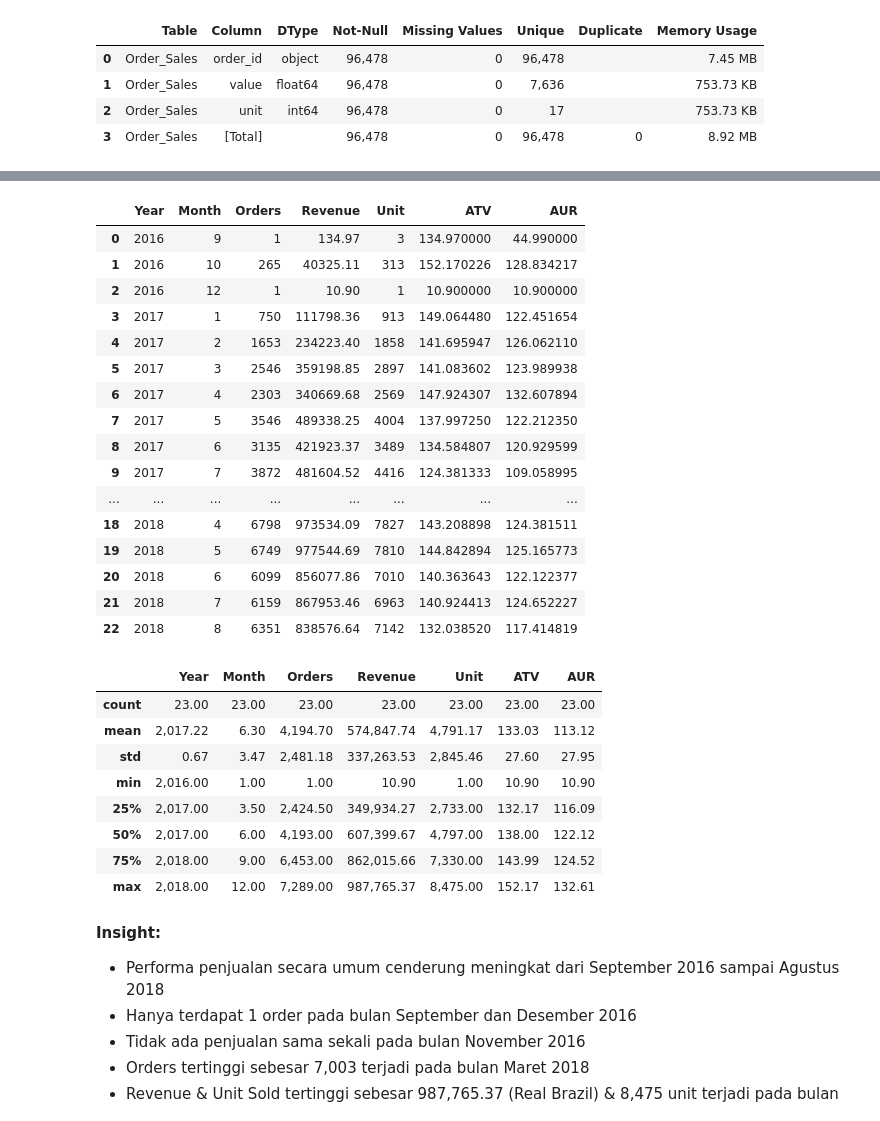
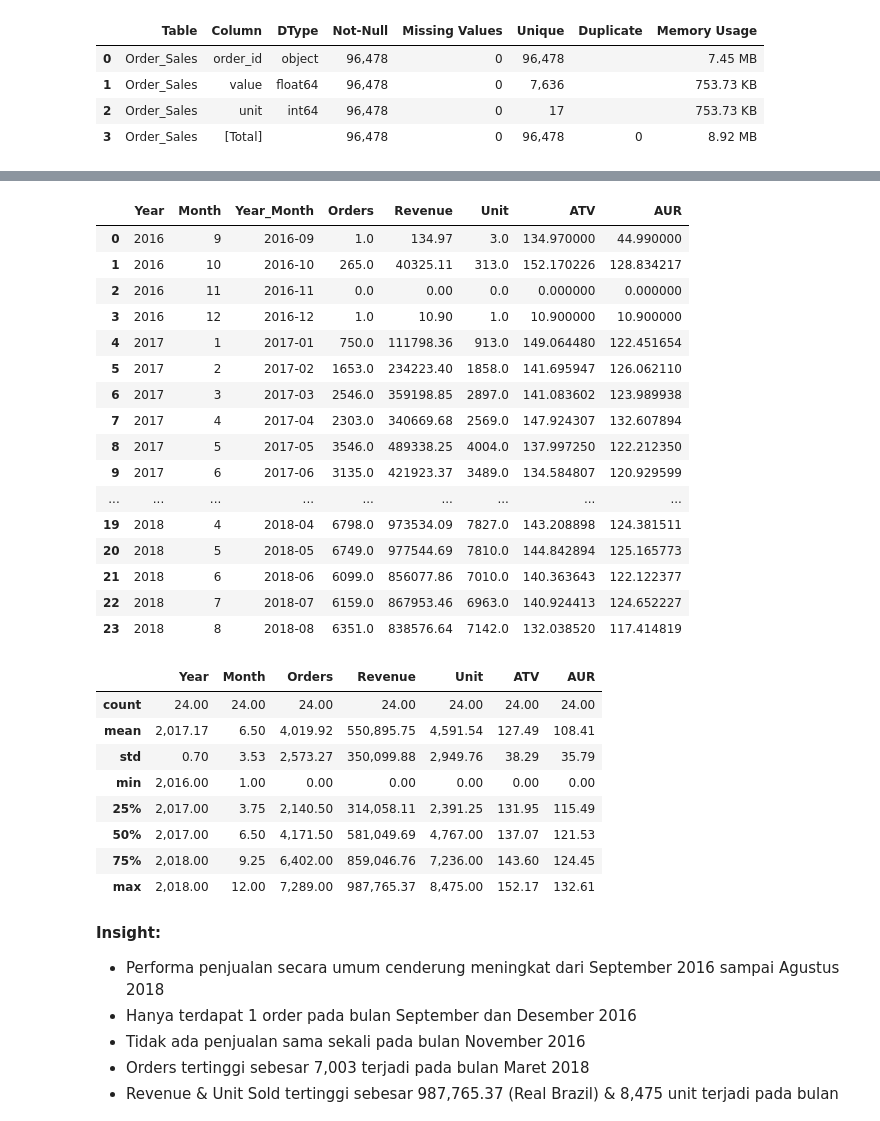
Before and after one commit to arguto1993/olist-ecommerce-performance, a Jupyter notebook: ecommerce_performance.ipynb, the cells around one changed output, grey strips where cells are left out. Saved outputs shown, nothing was run; the diff lists cells and outputs as text; code cells hidden in the pictures.

```diff
--- a/ecommerce_performance.ipynb
+++ b/ecommerce_performance.ipynb
@@ -1128,50 +1130,78 @@ show_table_desc(df_orders_delivered_with_sales, "order_delivered_with_sales")
 # %%
 # Add 'year' and 'month' columns to the DataFrame
 df_orders_delivered_with_sales['year'] = df_orders_delivered_with_sales['order_purchase_timestamp'].dt.year
 df_orders_delivered_with_sales['month'] = df_orders_delivered_with_sales['order_purchase_timestamp'].dt.month
 
 # Group by 'year' and 'month'
 df_orders_monthly = df_orders_delivered_with_sales.groupby(['year', 'month']).agg(
     orders=('order_id', 'nunique'),
     revenue=('value', 'sum'),
     unit=('unit', 'sum'),
 ).reset_index()
 
 # Calculate ATV (Average Transaction Value) and AUR (Average Unit Revenue)
 df_orders_monthly['atv'] = df_orders_monthly['revenue'] / df_orders_monthly['orders']
 df_orders_monthly['aur'] = df_orders_monthly['revenue'] / df_orders_monthly['unit']
 
 # Format the result
 df_orders_monthly = df_orders_monthly.rename(columns={
     'year': 'Year',
     'month': 'Month',
     'orders': 'Orders',
     'revenue': 'Revenue',
     'unit': 'Unit',
     'atv': 'ATV',
     'aur': 'AUR'
 })
 
+# Determine the minimum and maximum Year and Month
+min_year = df_orders_monthly['Year'].min()
+max_year = df_orders_monthly['Year'].max()
+min_month = df_orders_monthly[df_orders_monthly['Year'] == min_year]['Month'].min()
+max_month = df_orders_monthly[df_orders_monthly['Year'] == max_year]['Month'].max()
+
+# Create a complete date range for the available years and months
+all_months = pd.date_range(start=f"{min_year}-{min_month:02d}",
+                            end=f"{max_year}-{max_month:02d}",
+                            freq='MS').to_period('M')
+
+# Create a DataFrame with all months
+df_complete_months = pd.DataFrame(all_months, columns=['Year_Month'])
+
+# Extract Year and Month from the Period index
+df_complete_months['Year'] = df_complete_months['Year_Month'].dt.year
+df_complete_months['Month'] = df_complete_months['Year_Month'].dt.month
+
+# Merge with the original monthly DataFrame
+df_orders_monthly = pd.merge(df_complete_months, df_orders_monthly, on=['Year', 'Month'], how='left')
+
+# Fill NaN values with 0 for missing data
+df_orders_monthly.fillna(0, inplace=True)
+
+df_orders_monthly['Year_Month'] = df_orders_monthly['Year'].astype(str) + '-' + df_orders_monthly['Month'].astype(str).str.zfill(2)
+df_orders_monthly = df_orders_monthly[[
+    'Year', 'Month', 'Year_Month', 'Orders', 'Revenue', 'Unit', 'ATV', 'AUR']]
+
 # Display the resulting DataFrame
 df_orders_monthly
 # %% [output]
-|  | Year | Month | Orders | Revenue | Unit | ATV | AUR |
-| 0 | 2016 | 9 | 1 | 134.97 | 3 | 134.970000 | 44.990000 |
-| 1 | 2016 | 10 | 265 | 40325.11 | 313 | 152.170226 | 128.834217 |
-| 2 | 2016 | 12 | 1 | 10.90 | 1 | 10.900000 | 10.900000 |
-| 3 | 2017 | 1 | 750 | 111798.36 | 913 | 149.064480 | 122.451654 |
-| 4 | 2017 | 2 | 1653 | 234223.40 | 1858 | 141.695947 | 126.062110 |
-| 5 | 2017 | 3 | 2546 | 359198.85 | 2897 | 141.083602 | 123.989938 |
-| 6 | 2017 | 4 | 2303 | 340669.68 | 2569 | 147.924307 | 132.607894 |
-| 7 | 2017 | 5 | 3546 | 489338.25 | 4004 | 137.997250 | 122.212350 |
-| 8 | 2017 | 6 | 3135 | 421923.37 | 3489 | 134.584807 | 120.929599 |
-| 9 | 2017 | 7 | 3872 | 481604.52 | 4416 | 124.381333 | 109.058995 |
-| ... | ... | ... | ... | ... | ... | ... | ... |
-| 18 | 2018 | 4 | 6798 | 973534.09 | 7827 | 143.208898 | 124.381511 |
-| 19 | 2018 | 5 | 6749 | 977544.69 | 7810 | 144.842894 | 125.165773 |
-| 20 | 2018 | 6 | 6099 | 856077.86 | 7010 | 140.363643 | 122.122377 |
-| 21 | 2018 | 7 | 6159 | 867953.46 | 6963 | 140.924413 | 124.652227 |
-| 22 | 2018 | 8 | 6351 | 838576.64 | 7142 | 132.038520 | 117.414819 |
+|  | Year | Month | Year_Month | Orders | Revenue | Unit | ATV | AUR |
+| 0 | 2016 | 9 | 2016-09 | 1.0 | 134.97 | 3.0 | 134.970000 | 44.990000 |
+| 1 | 2016 | 10 | 2016-10 | 265.0 | 40325.11 | 313.0 | 152.170226 | 128.834217 |
+| 2 | 2016 | 11 | 2016-11 | 0.0 | 0.00 | 0.0 | 0.000000 | 0.000000 |
+| 3 | 2016 | 12 | 2016-12 | 1.0 | 10.90 | 1.0 | 10.900000 | 10.900000 |
+| 4 | 2017 | 1 | 2017-01 | 750.0 | 111798.36 | 913.0 | 149.064480 | 122.451654 |
+| 5 | 2017 | 2 | 2017-02 | 1653.0 | 234223.40 | 1858.0 | 141.695947 | 126.062110 |
+| 6 | 2017 | 3 | 2017-03 | 2546.0 | 359198.85 | 2897.0 | 141.083602 | 123.989938 |
+| 7 | 2017 | 4 | 2017-04 | 2303.0 | 340669.68 | 2569.0 | 147.924307 | 132.607894 |
+| 8 | 2017 | 5 | 2017-05 | 3546.0 | 489338.25 | 4004.0 | 137.997250 | 122.212350 |
+| 9 | 2017 | 6 | 2017-06 | 3135.0 | 421923.37 | 3489.0 | 134.584807 | 120.929599 |
+| ... | ... | ... | ... | ... | ... | ... | ... | ... |
+| 19 | 2018 | 4 | 2018-04 | 6798.0 | 973534.09 | 7827.0 | 143.208898 | 124.381511 |
+| 20 | 2018 | 5 | 2018-05 | 6749.0 | 977544.69 | 7810.0 | 144.842894 | 125.165773 |
+| 21 | 2018 | 6 | 2018-06 | 6099.0 | 856077.86 | 7010.0 | 140.363643 | 122.122377 |
+| 22 | 2018 | 7 | 2018-07 | 6159.0 | 867953.46 | 6963.0 | 140.924413 | 124.652227 |
+| 23 | 2018 | 8 | 2018-08 | 6351.0 | 838576.64 | 7142.0 | 132.038520 | 117.414819 |
 # %%
 # Generate descriptive statistics
 desc = df_orders_monthly.describe()
@@ -1183,13 +1213,13 @@ formatted_desc = desc.map(lambda x: f"{x:,.2f}" if isinstance(x, (int, float)) e
 display(formatted_desc)
 # %% [output]
 |  | Year | Month | Orders | Revenue | Unit | ATV | AUR |
-| count | 23.00 | 23.00 | 23.00 | 23.00 | 23.00 | 23.00 | 23.00 |
-| mean | 2,017.22 | 6.30 | 4,194.70 | 574,847.74 | 4,791.17 | 133.03 | 113.12 |
-| std | 0.67 | 3.47 | 2,481.18 | 337,263.53 | 2,845.46 | 27.60 | 27.95 |
-| min | 2,016.00 | 1.00 | 1.00 | 10.90 | 1.00 | 10.90 | 10.90 |
-| 25% | 2,017.00 | 3.50 | 2,424.50 | 349,934.27 | 2,733.00 | 132.17 | 116.09 |
-| 50% | 2,017.00 | 6.00 | 4,193.00 | 607,399.67 | 4,797.00 | 138.00 | 122.12 |
-| 75% | 2,018.00 | 9.00 | 6,453.00 | 862,015.66 | 7,330.00 | 143.99 | 124.52 |
+| count | 24.00 | 24.00 | 24.00 | 24.00 | 24.00 | 24.00 | 24.00 |
+| mean | 2,017.17 | 6.50 | 4,019.92 | 550,895.75 | 4,591.54 | 127.49 | 108.41 |
+| std | 0.70 | 3.53 | 2,573.27 | 350,099.88 | 2,949.76 | 38.29 | 35.79 |
+| min | 2,016.00 | 1.00 | 0.00 | 0.00 | 0.00 | 0.00 | 0.00 |
+| 25% | 2,017.00 | 3.75 | 2,140.50 | 314,058.11 | 2,391.25 | 131.95 | 115.49 |
+| 50% | 2,017.00 | 6.50 | 4,171.50 | 581,049.69 | 4,767.00 | 137.07 | 121.53 |
+| 75% | 2,018.00 | 9.25 | 6,402.00 | 859,046.76 | 7,236.00 | 143.60 | 124.45 |
 | max | 2,018.00 | 12.00 | 7,289.00 | 987,765.37 | 8,475.00 | 152.17 | 132.61 |
 # %% [markdown]
 **Insight:**
```
Also changed, not shown: parts of 47 cells of this notebook.
